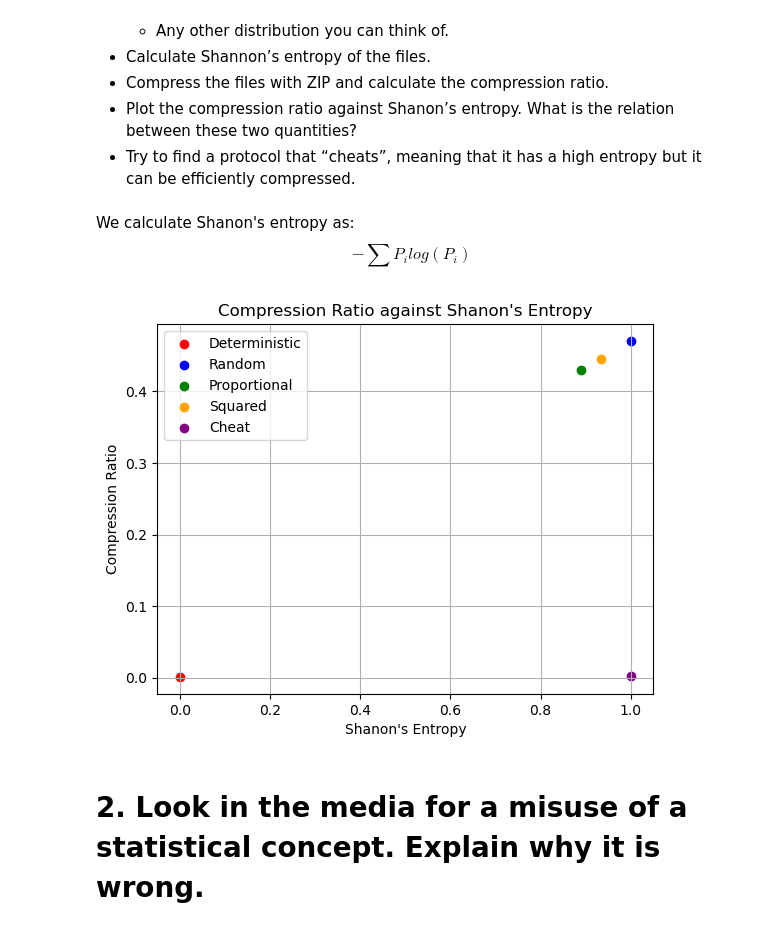
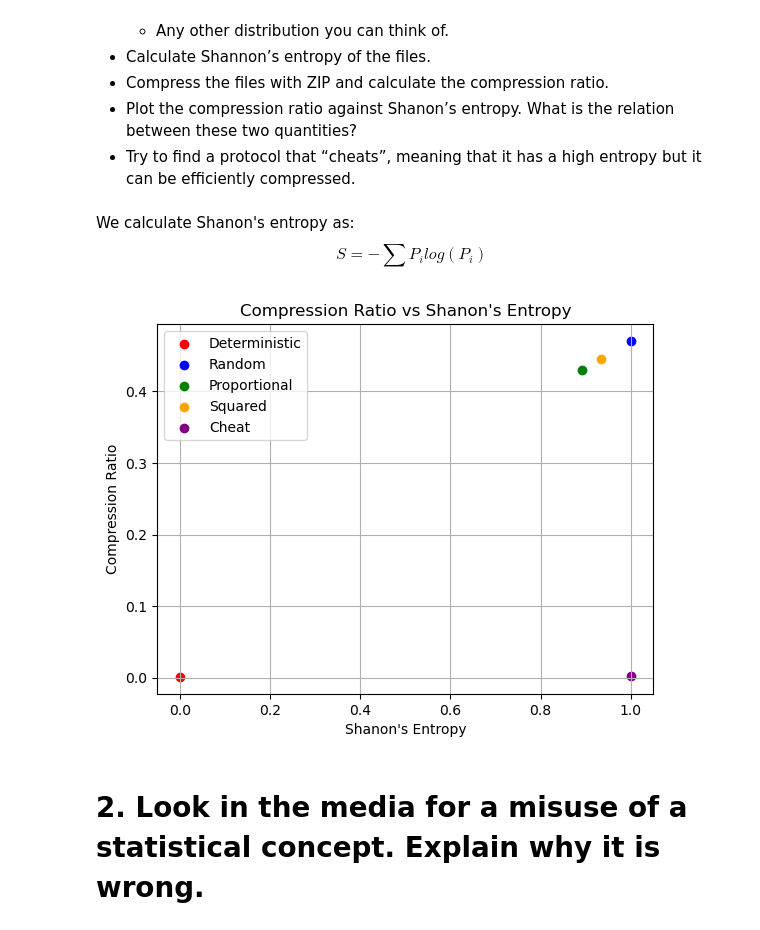
Before and after one commit to teresa-p-l/Complex-Systems, a Jupyter notebook: entrega1/Homework1_TeresaPuyol.ipynb, the cells around one changed output. Saved outputs shown, nothing was run; the diff lists cells and outputs as text; code cells hidden in the pictures.

```diff
--- a/entrega1/Homework1_TeresaPuyol.ipynb
+++ b/entrega1/Homework1_TeresaPuyol.ipynb
@@ -67,7 +72,7 @@ save(cheat_file, cheat_num)
 tags.append(("Cheat", cheat_file, cheat_num))
 # %% [markdown]
 We calculate Shanon's entropy as:
-$$ -\sum P_i log(P_i) $$
+$$ S = -\sum P_i log(P_i) $$
 # %%
 # As we have to calculate Shanon's entropy for each file, we make a funcion that calculates it
 
@@ -110,18 +115,18 @@ for name, filename, digits in tags:
 # %%
 # Plotting the compression ratio against entropy
 
-colors = ["red", "blue", "green", "orange", "purple", "cyan", "magenta"]
+colors = ["red", "blue", "green", "orange", "purple"]
 
 for i in range(len(names)):
     plt.scatter(entropies[i], ratios[i], color=colors[i], label=names[i])
 
 plt.xlabel("Shanon's Entropy")
 plt.ylabel("Compression Ratio")
 plt.title("Compression Ratio vs Shanon's Entropy")
 plt.legend()
 plt.grid()
 plt.show()
 # %% [output]
-[figure, old version]
+[figure, new version]
 # %% [markdown]
 # 2. Look in the media for a misuse of a statistical concept. Explain why it is wrong.
```
Also changed, not shown: parts of 5 cells of this notebook, 8 other files.
